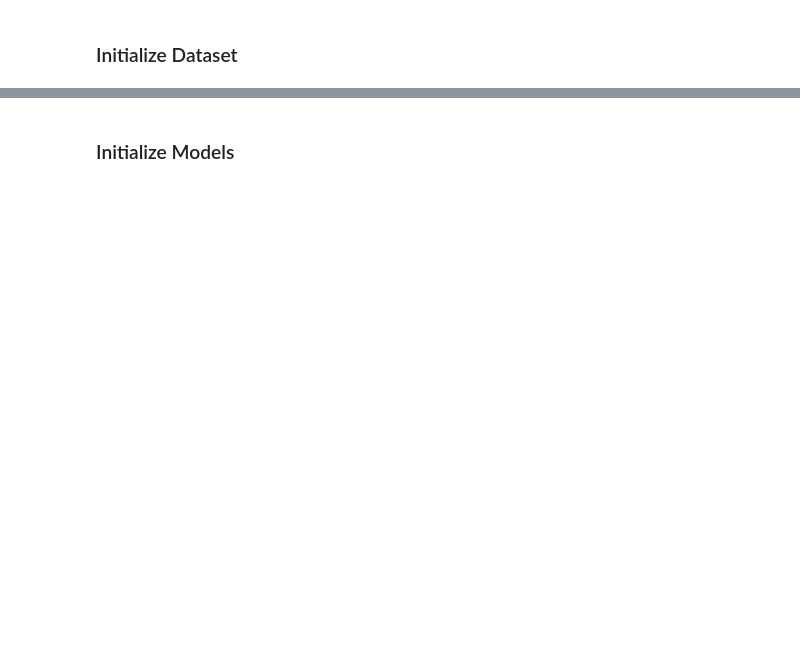
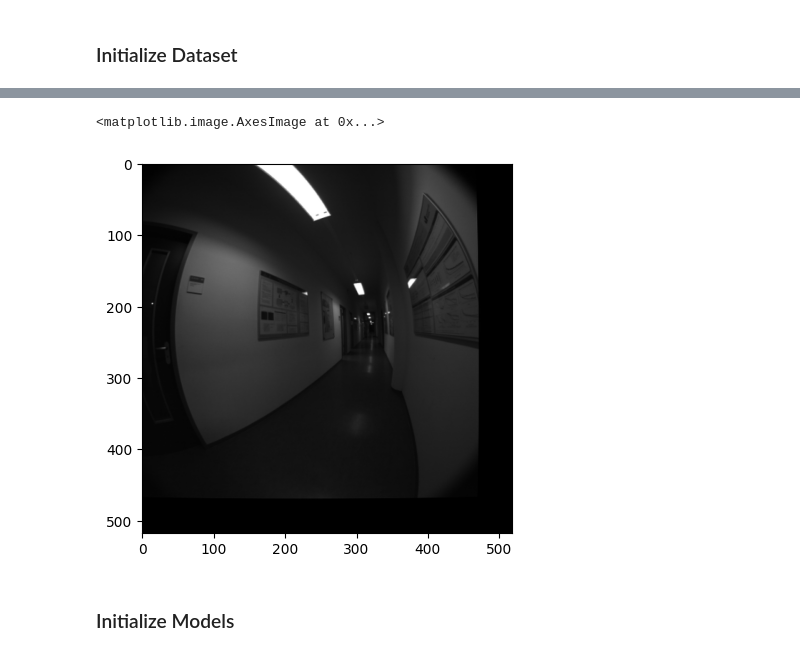
Before and after one commit to helsinki-sda-group/MATINEDepthSemanticSLAM, a Jupyter notebook: SLAM_demo.ipynb, the cells around one changed output, grey strips where cells are left out. Saved outputs shown, nothing was run; the diff lists cells and outputs as text; code cells hidden in the pictures; blank space fills up the shorter version.

```diff
--- a/SLAM_demo.ipynb
+++ b/SLAM_demo.ipynb
@@ -32,3 +156,8 @@ plt.imshow(np.concatenate(tuple(X['cam0']), axis=1));
+# %%
+plt.imshow(X["cam1"][-1])
+# %% [output]
+<matplotlib.image.AxesImage at 0x...>
+[figure, added]
 # %% [markdown]
 ### Initialize Models
 # %%
```
Also changed, not shown: parts of 9 cells of this notebook, 15 other files.
